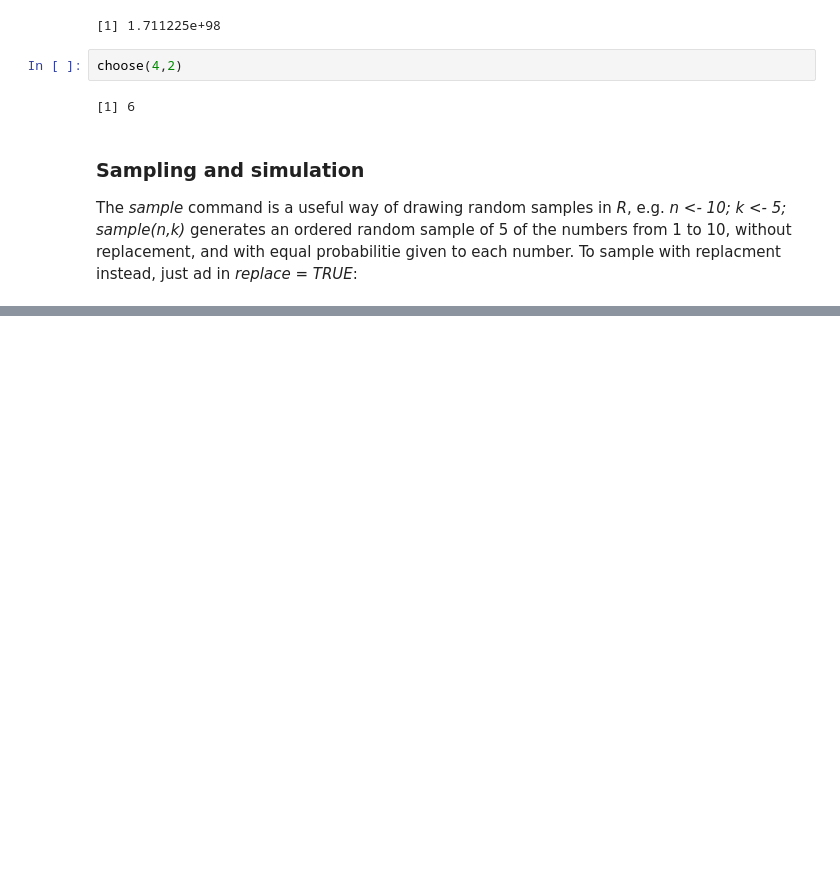
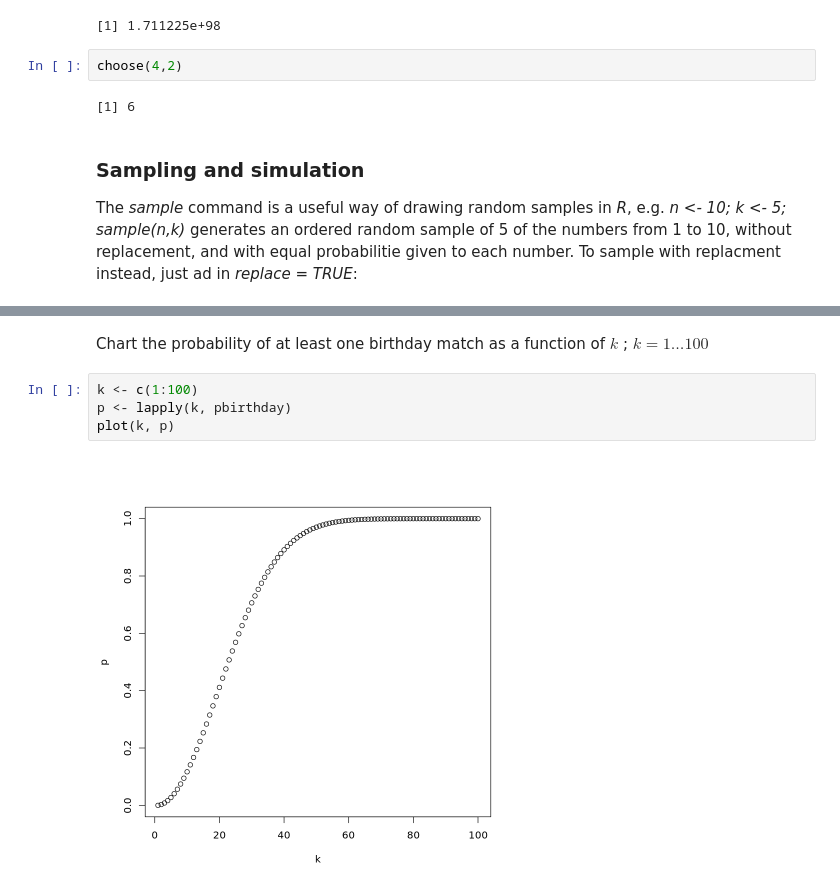
Before and after one commit to kangfucius/intro-probability, a Jupyter notebook: 1. Probability and Counting (R).ipynb, the cells around one changed output, grey strips where cells are left out. Saved outputs shown, nothing was run; the diff lists cells and outputs as text; blank space fills up the shorter version.

```diff
--- a/1. Probability and Counting (R).ipynb
+++ b/1. Probability and Counting (R).ipynb
@@ -58,0 +215,8 @@ sample(n, k, replace=TRUE)
+# %% [markdown]
+Chart the probability of at least one birthday match as a function of $𝑘$ ;  $𝑘=1…100$
+# %%
+k <- c(1:100)
+p <- lapply(k, pbirthday)
+plot(k, p)
+# %% [output]
+[figure, added]
```
Also changed, not shown: parts of 26 cells of this notebook, 1 other file.
